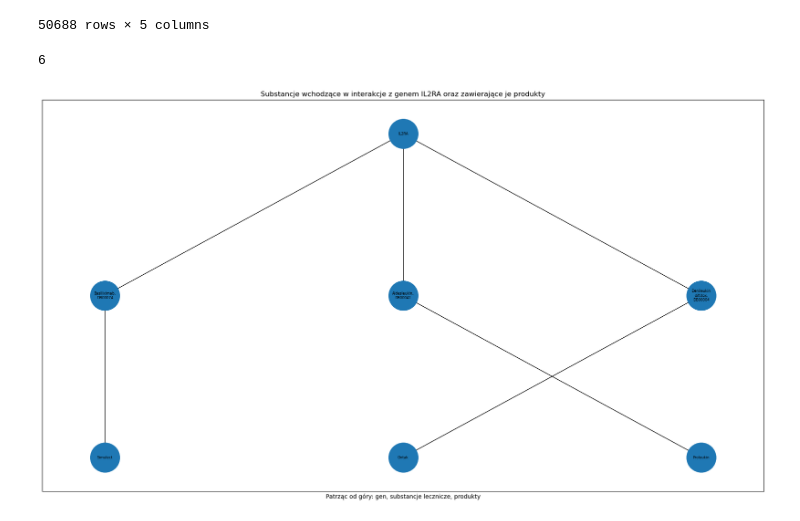
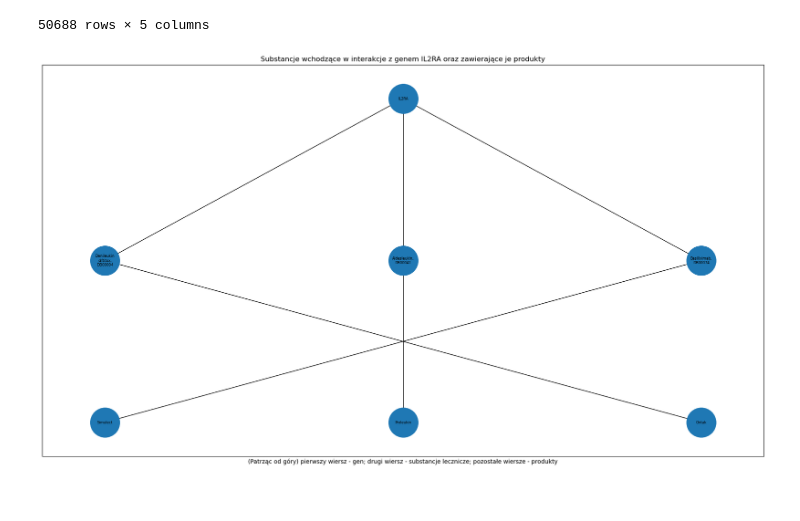
Before and after one commit to pstol123/drugbank-explorer, a Jupyter notebook: 1.ipynb, the cells around one changed output. Saved outputs shown, nothing was run; the diff lists cells and outputs as text; code cells hidden in the pictures.

```diff
--- a/1.ipynb
+++ b/1.ipynb
@@ -699,37 +699,54 @@ def prezentuj(id):
                          krawedzie.add((id_subst, id))
                          produkty = lek.find_all('products')
 
                          for lista_prod in produkty:
                               produkty2 = lista_prod.find_all('product')
 
                               for produkt in produkty2:
                                    id_prod = zawijaj(produkt.find('name').text)
                                    prod.add(id_prod)
                                    krawedzie.add((id_subst, id_prod))
 
      plt.figure(figsize=(22,12))
 
      graph = nx.Graph()
 
-     graph.add_node(id, subset=2)
-     graph.add_nodes_from(substancje, subset=1)
-     graph.add_nodes_from(prod, subset=0)
+
+     dodaj = []
+
+     i = 0
+     jj = 0
+     for j in prod:
+          dodaj.append(j)
+          jj+=1
+          if(jj % 21 == 0):
+               graph.add_nodes_from(dodaj, subset=i)
+               i+=1
+               dodaj = []
+     if(len(dodaj) > 0):
+          graph.add_nodes_from(dodaj, subset=i)
+          i+=1
+          dodaj = []
+
+     graph.add_nodes_from(substancje, subset=i)
+     i+=1
+     graph.add_node(id, subset=i)
+
+     #graph.add_nodes_from(prod, subset=0)
      graph.add_edges_from(krawedzie)
-     print(len(krawedzie))
      pozycje = nx.multipartite_layout(graph)
 
      for pozycja, (x, y) in pozycje.items():
           pozycje[pozycja] = (y, x*2)
 
      nx.draw_networkx_nodes(graph, pozycje, node_size=2500)
      nx.draw_networkx_edges(graph, pozycje)
      nx.draw_networkx_labels(graph, pozycje, font_size = 6)
 
-     plt.xlabel("Patrząc od góry: gen, substancje lecznicze, produkty")
+     plt.xlabel("(Patrząc od góry) pierwszy wiersz - gen; drugi wiersz - substancje lecznicze; pozostałe wiersze - produkty")
      plt.title('Substancje wchodzące w interakcje z genem ' + id + ' oraz zawierające je produkty')
      plt.show()
 
 prezentuj('IL2RA')
 # %% [output]
-6
-[figure, old version]
+[figure, new version]
```
